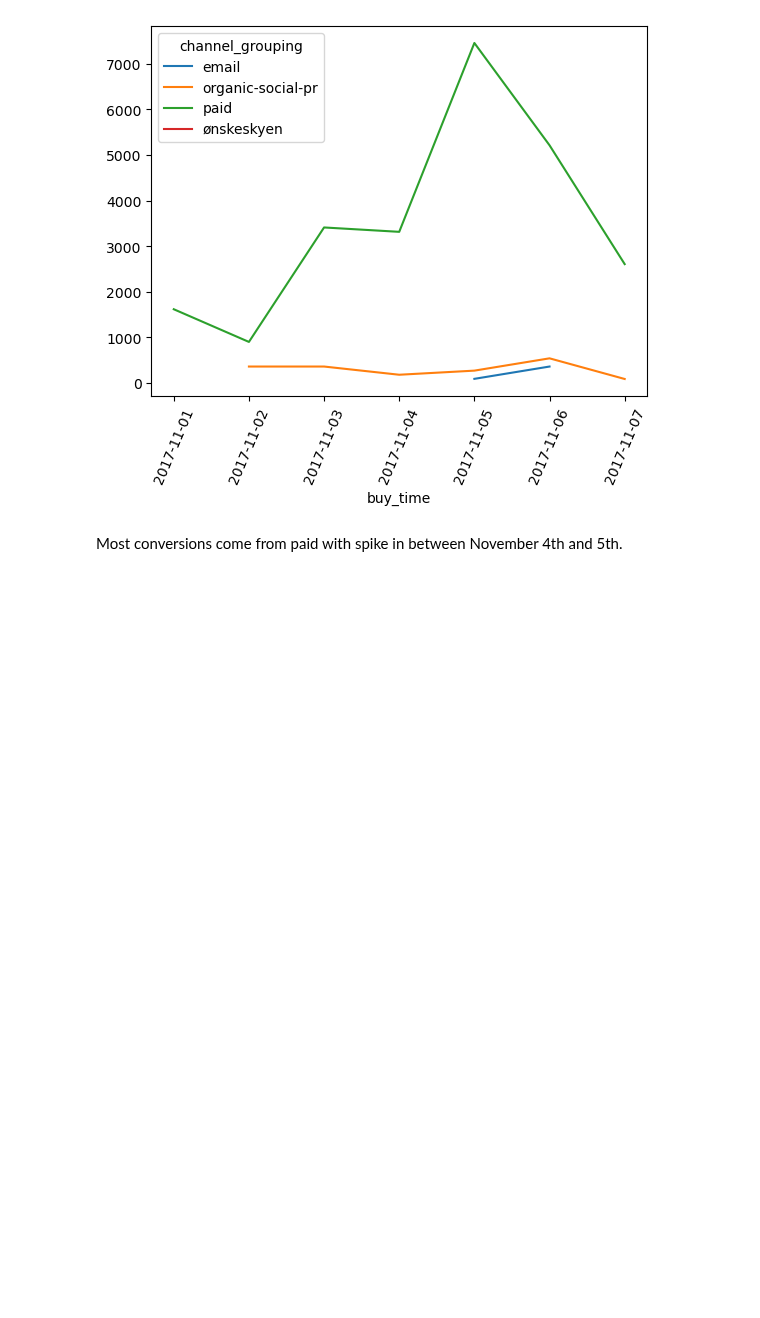
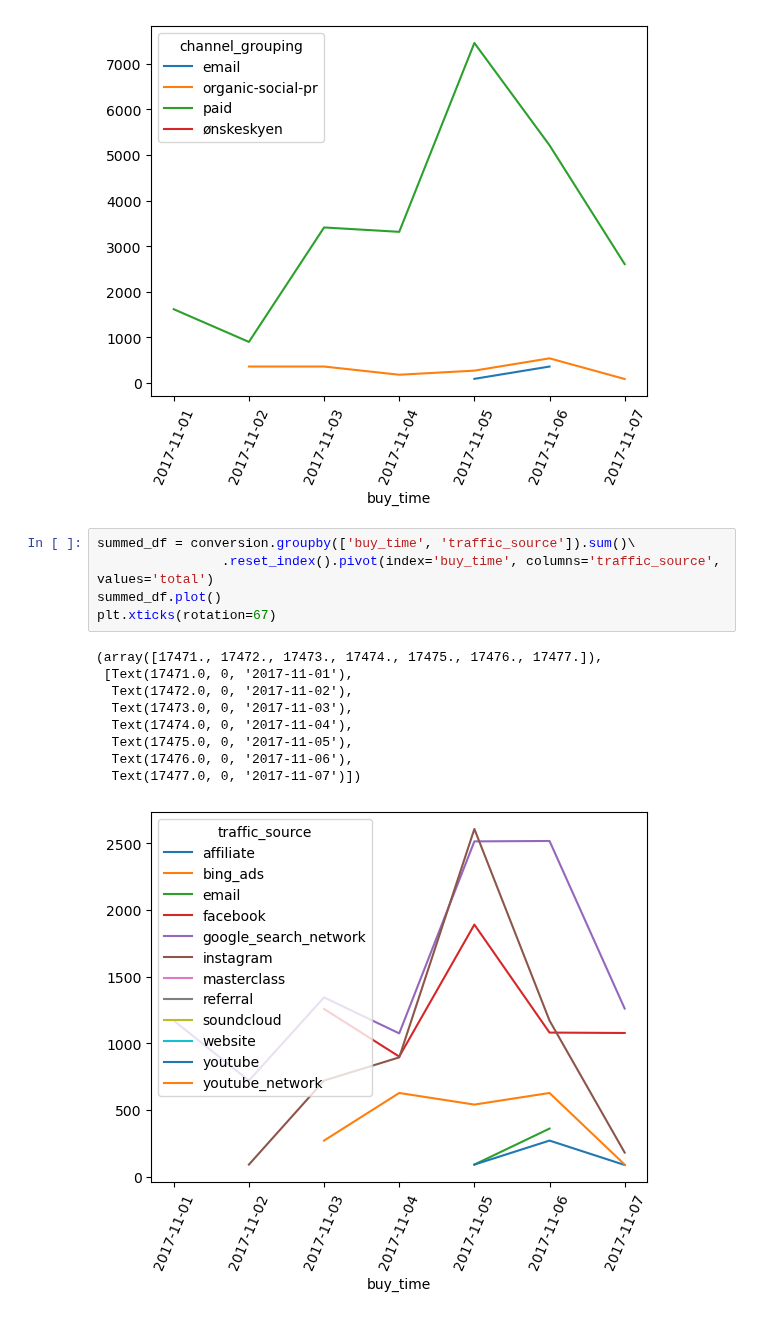
Before and after one commit to mindyng/2023-Business-Projects, a Jupyter notebook: masterclass-user-behavior-analysis-v2.ipynb, the cells around one changed output. Saved outputs shown, nothing was run; the diff lists cells and outputs as text; blank space fills up the shorter version.

```diff
--- a/masterclass-user-behavior-analysis-v2.ipynb
+++ b/masterclass-user-behavior-analysis-v2.ipynb
@@ -1932,5 +1907,18 @@ plt.xticks(rotation=67)
   Text(17477.0, 0, '2017-11-07')])
 <Figure size 2000x4000 with 0 Axes>
 [figure]
-# %% [markdown]
-Most conversions come from paid with spike in between November 4th and 5th.
+# %%
+summed_df = conversion.groupby(['buy_time', 'traffic_source']).sum()\
+                .reset_index().pivot(index='buy_time', columns='traffic_source', values='total')
+summed_df.plot()
+plt.xticks(rotation=67)
+# %% [output]
+(array([17471., 17472., 17473., 17474., 17475., 17476., 17477.]),
+ [Text(17471.0, 0, '2017-11-01'),
+  Text(17472.0, 0, '2017-11-02'),
+  Text(17473.0, 0, '2017-11-03'),
+  Text(17474.0, 0, '2017-11-04'),
+  Text(17475.0, 0, '2017-11-05'),
+  Text(17476.0, 0, '2017-11-06'),
+  Text(17477.0, 0, '2017-11-07')])
+[figure, added]
```
Also changed, not shown: parts of 21 cells of this notebook.
